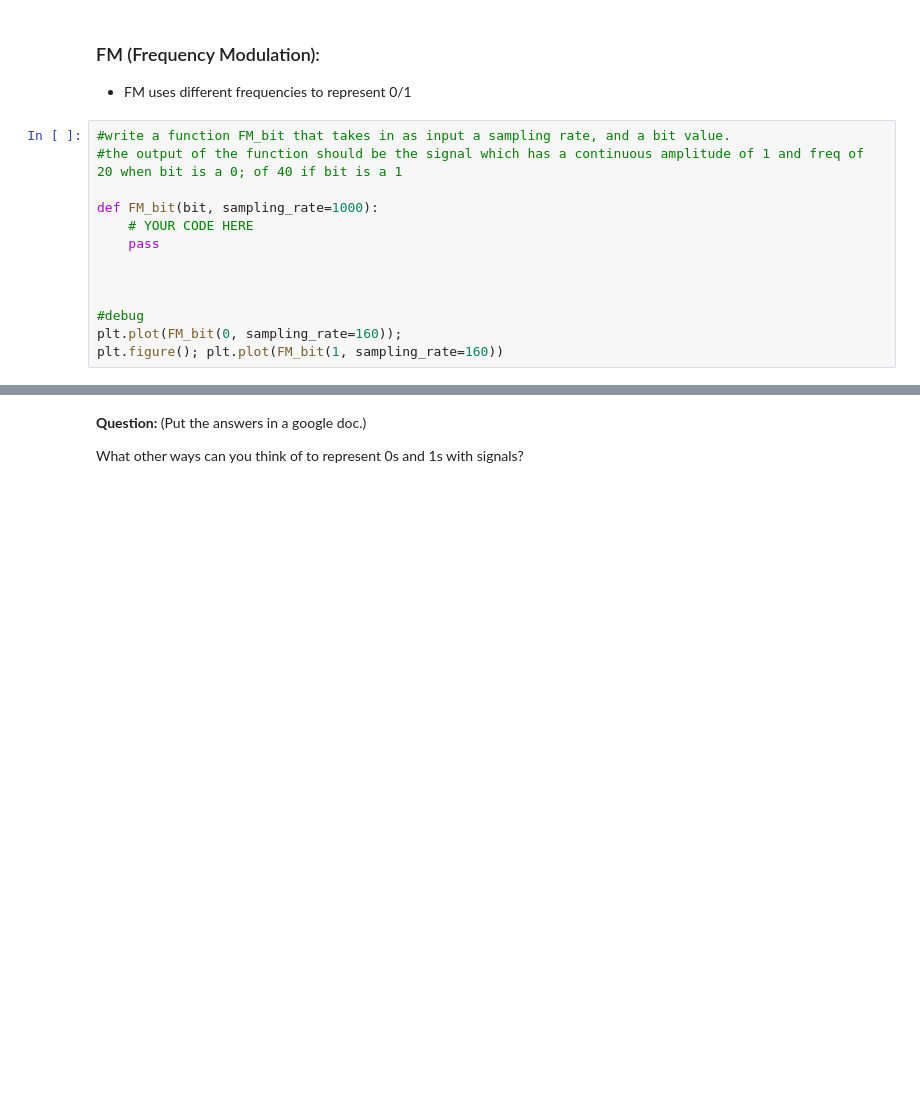
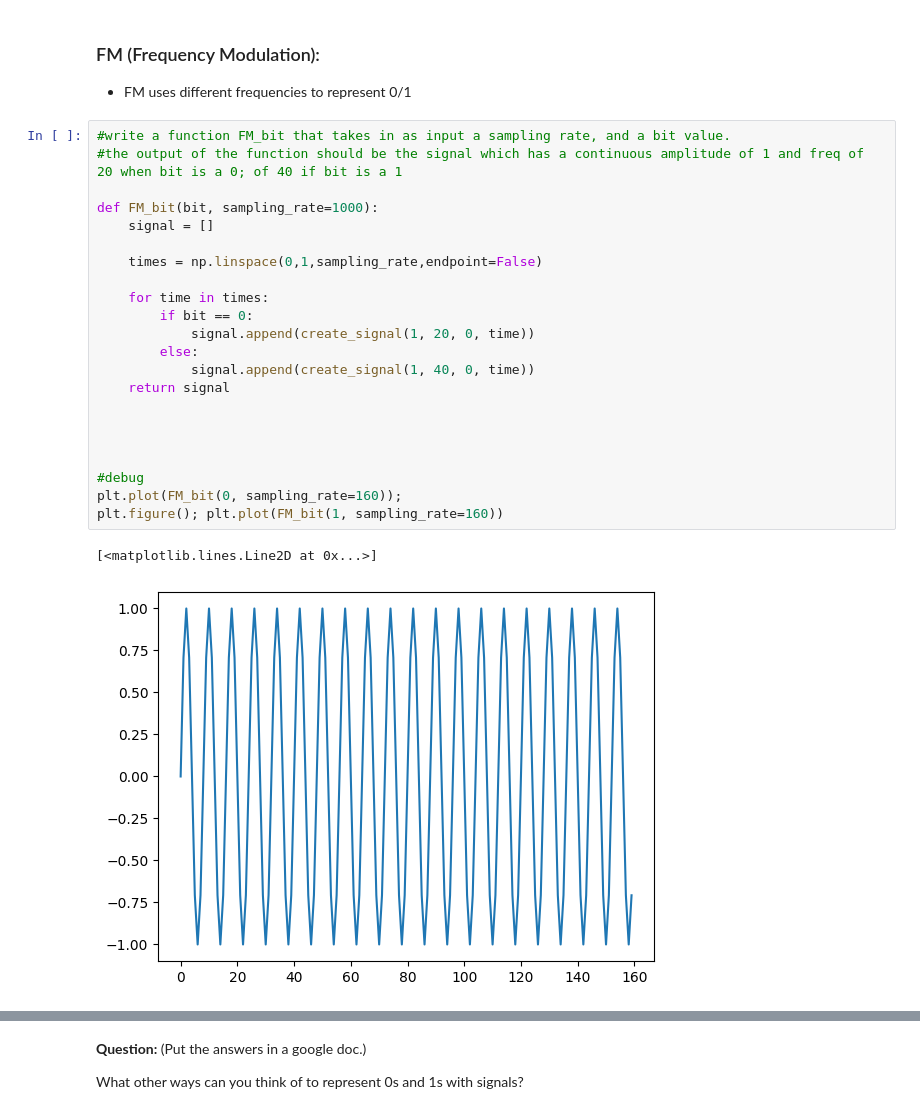
Before and after one commit to TuckerSmith/si486h, a Jupyter notebook: lab01_signals_waves/lab1.ipynb, the cells around one changed output, grey strips where cells are left out. Drawn from its saved outputs; the diff is of its cells as text; blank space fills up the shorter version.

```diff
--- a/lab01_signals_waves/lab1.ipynb
+++ b/lab01_signals_waves/lab1.ipynb
@@ -409,13 +408,25 @@ IndexError: list index out of range
 # %%
 #write a function FM_bit that takes in as input a sampling rate, and a bit value.
 #the output of the function should be the signal which has a continuous amplitude of 1 and freq of 20 when bit is a 0; of 40 if bit is a 1
 
 def FM_bit(bit, sampling_rate=1000):
-    # YOUR CODE HERE
-    pass
+    signal = []
+
+    times = np.linspace(0,1,sampling_rate,endpoint=False)
+
+    for time in times:
+        if bit == 0:
+            signal.append(create_signal(1, 20, 0, time))
+        else:
+            signal.append(create_signal(1, 40, 0, time))
+    return signal
+
 
 
 
 #debug
 plt.plot(FM_bit(0, sampling_rate=160));
 plt.figure(); plt.plot(FM_bit(1, sampling_rate=160))
+# %% [output]
+[<matplotlib.lines.Line2D at 0x...>]
+[figure, added]
```
Also changed, not shown: parts of 15 cells of this notebook, 2 other files.
